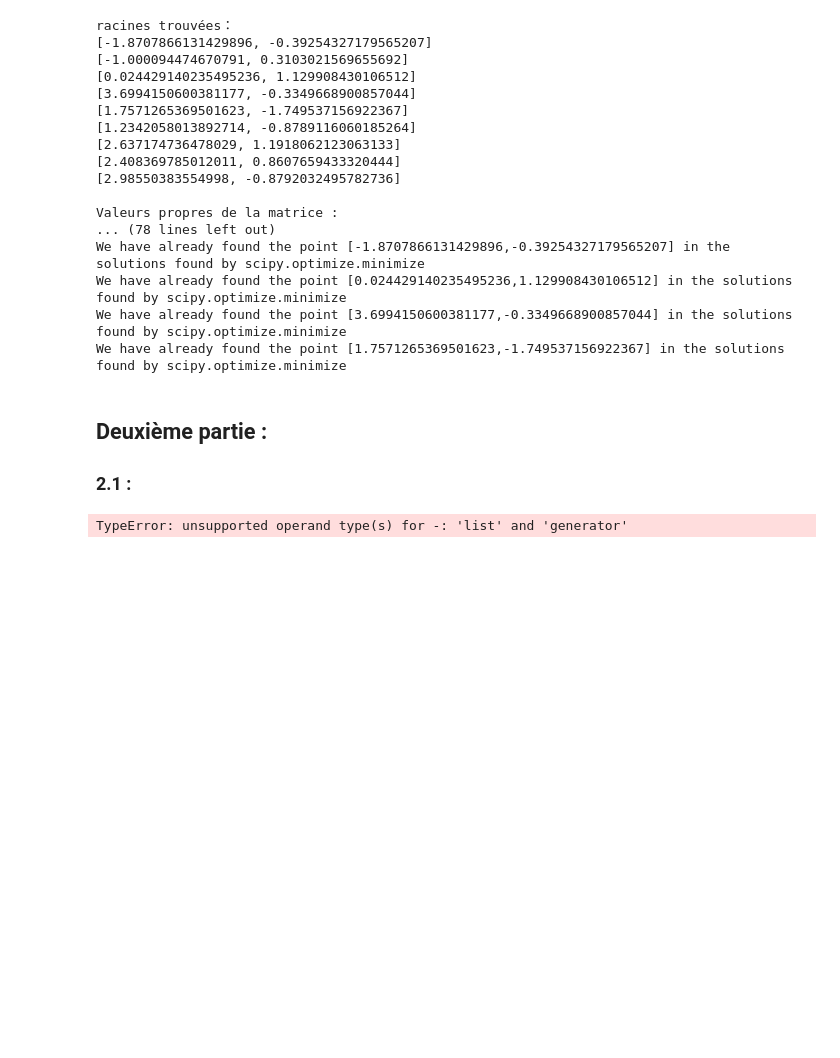
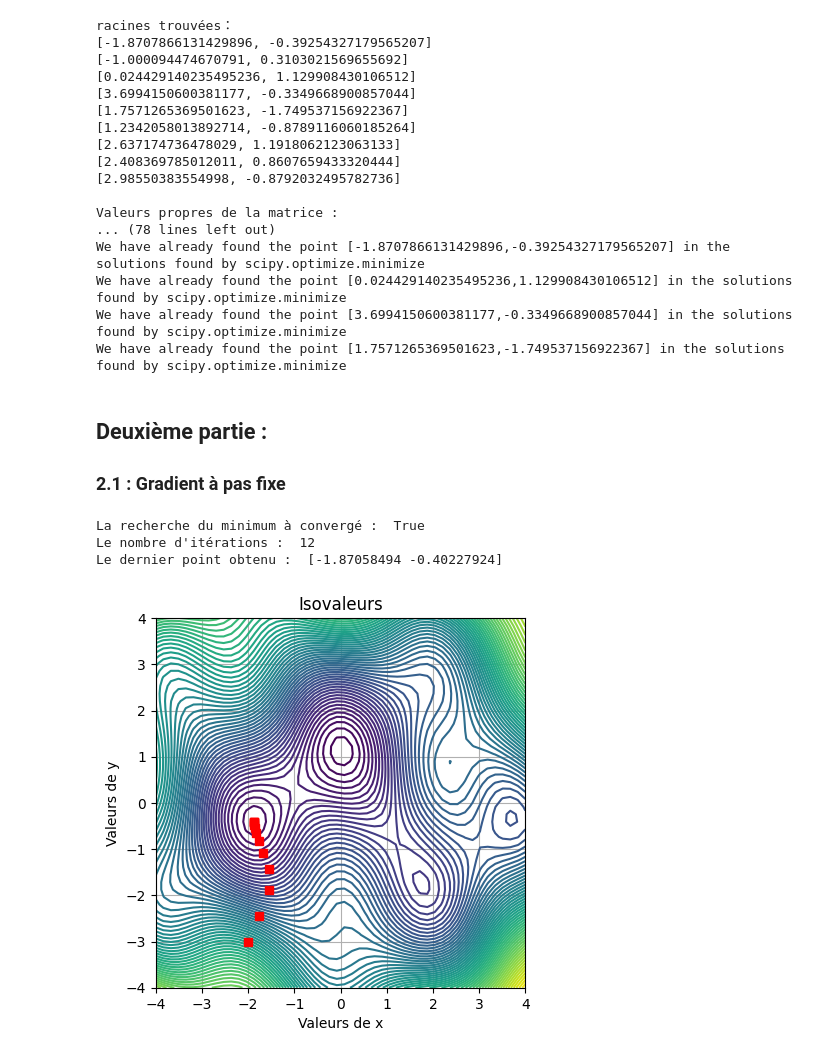
Before and after one commit to GitMass/M1-OPT-TP3, a Jupyter notebook: TP3_notebook.ipynb, the cells around one changed output. Drawn from its saved outputs; the diff is of its cells as text; code cells hidden in the pictures; blank space fills up the shorter version.

Commit message:
question 2.1 (Gradient_PasFixe) done et modif des fonctions : GradJ, ImprimeIsovaleur

```diff
--- a/TP3_notebook.ipynb
+++ b/TP3_notebook.ipynb
@@ -67,33 +65,25 @@ We have already found the point [3.6994150600381177,-0.3349668900857044] in the
 We have already found the point [1.7571265369501623,-1.749537156922367] in the solutions found by scipy.optimize.minimize
 # %% [markdown]
 ## Deuxième partie :
-### 2.1 :
+### 2.1 :  Gradient à pas fixe
-# %%
-# Fonction recherche du minimum avec le gradient a pas fixe :
-def Gradient_PasFixe(J,d1J,X0,alpha,epsilon,Nmax) :
-    # initialisation :
-    Xn = [0,0]
-    dX = 1
-    n = 0
-    Xn_vector = [Xn]
-
-    # boucle :
-    while ((dX>epsilon) and (n<Nmax)) :
-        Xnplus1 = Xn - (alpha *d1J(Xn))
-        dX = np.sqrt(((Xnplus1[0] - Xn[0])**2)+((Xnplus1[1] - Xn[1])**2))
-        Xn = Xnplus1
-        n = n + 1
-        Xn_vector.append(Xn)
-
-    # indice de convergence :
-    Converged = (dX <= epsilon)
-
-    return Xn_vector, Converged
-# %%
-X0 = [0,0]
-alpha = 1
-epsilon = 0.001
-Nmax = 1000
-Xn_vector, Converged = Gradient_PasFixe(J,GradJ,X0,alpha,epsilon,Nmax)
-# %% [output]
-TypeError: unsupported operand type(s) for -: 'list' and 'generator'
+# %%
+X0 = [-2,-3]
+alpha = 0.04
+epsilon = 0.01
+Nmax = 1000
+
+Xn_vector, Converged = Gradient_PasFixe(J,GradJ,X0,alpha,epsilon,Nmax)
+
+print("La recherche du minimum à convergé : ", Converged)
+print("Le nombre d'itérations : ", len(Xn_vector)-1)
+print("Le dernier point obtenu : ", Xn_vector[-1])
+
+plt.figure()
+ImprimeIsovaleur(J,x2d,y2d)
+plt.plot(Xn_vector[:,0],Xn_vector[:,1],'rs', label = 'Xn')
+plt.show()
+# %% [output]
+La recherche du minimum à convergé :  True
+Le nombre d'itérations :  12
+Le dernier point obtenu :  [-1.87058494 -0.40227924]
+[figure, added]
```
Also changed, not shown: parts of 3 cells of this notebook, 1 other file.
